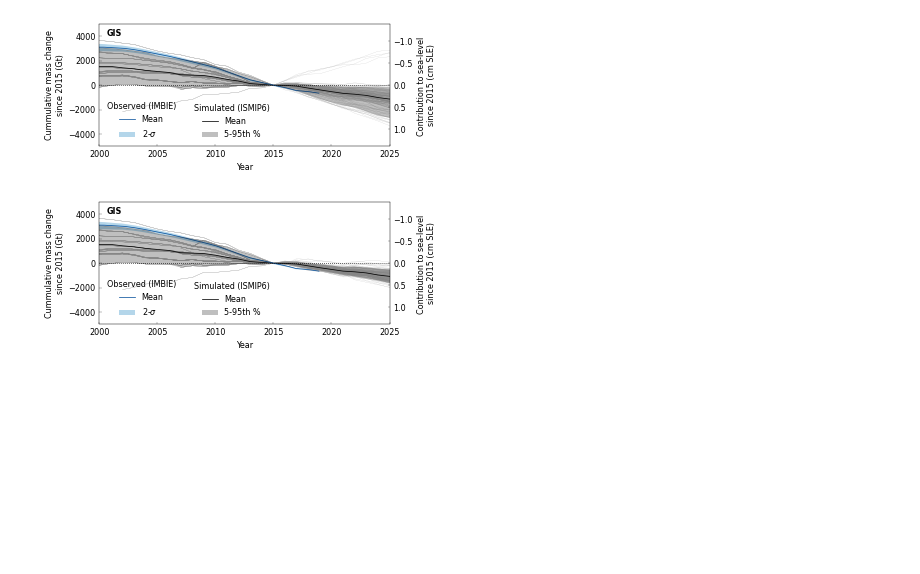
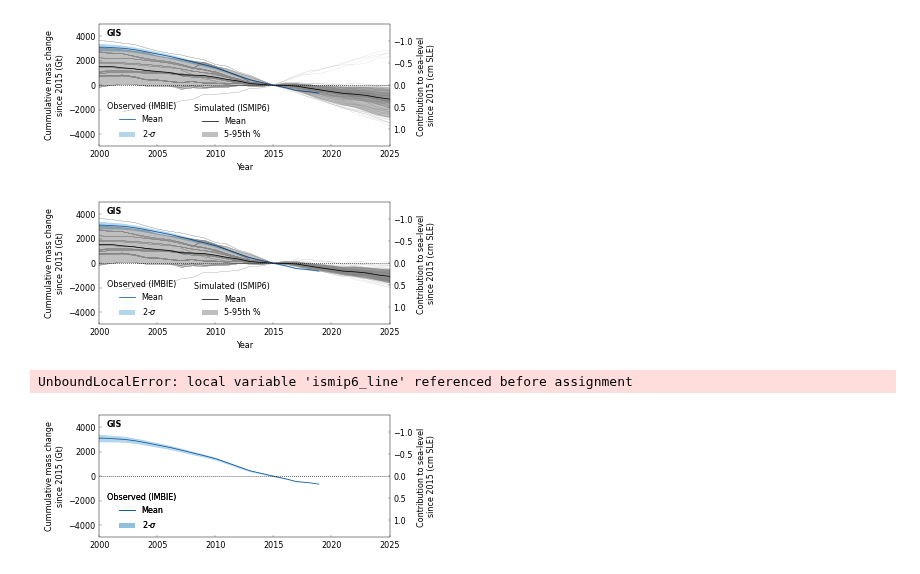
Before and after one commit to aaschwanden/ismip6-ipcc, a Jupyter notebook: analyze_slr_predictions.ipynb, the cells around one changed output. Saved outputs shown, nothing was run; the diff lists cells and outputs as text; code cells hidden in the pictures; blank space fills up the shorter version.

```diff
--- a/analyze_slr_predictions.ipynb
+++ b/analyze_slr_predictions.ipynb
@@ -505,0 +507,6 @@ plot_ice_sheet(filename, ismip6_ctrl_removed, imbie, ice_sheet=ice_sheet, x_lim=
+# %%
+filename = f"{ice_sheet}_hist_only_obs.pdf"
+plot_ice_sheet(filename, observed=imbie, ice_sheet=ice_sheet, x_lim=[2000, 2025], y_lim=[-5000, 5000], p_var="Cumulative ice sheet mass change")
+# %% [output]
+UnboundLocalError: local variable 'ismip6_line' referenced before assignment
+[figure, added]
```
Also changed, not shown: parts of 3 cells of this notebook.
